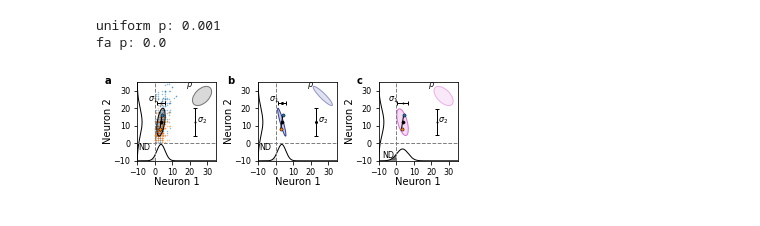
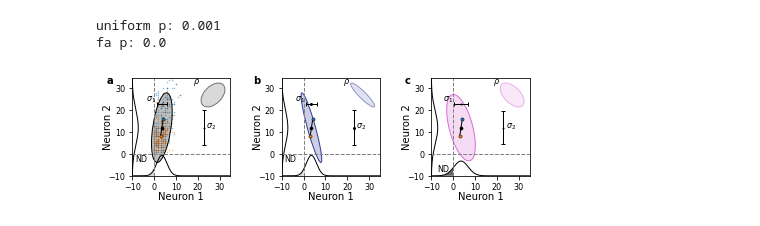
Before and after one commit to BouchardLab/noise_correlations, a Jupyter notebook: figures/supp2.ipynb, the cells around one changed output. Cells and saved outputs as stored; diff of their text form; code cells hidden in the pictures.

Commit message:
supp figure update

```diff
--- a/figures/supp2.ipynb
+++ b/figures/supp2.ipynb
@@ -89,12 +89,12 @@ def plot_corr(mu, cov, ax):
                 capsize=2, capthick=1, elinewidth=1,
                 marker='o', ms=2)
 # %%
-figsize = (5, 1.5)
+figsize = (6, 1.75)
 fig = plt.figure(figsize=figsize)
-le = .1
+le = .07
 re = .01
-te = .05
-be = .22
+te = .02
+be = .2
 vg = .08
 h = 1. - te - be
 w = h * figsize[1] / figsize[0]
@@ -151,7 +151,7 @@ plot_cov_ellipse(
     avg_mean[[neuron1, neuron2]],
     ax,
     include_mu=False,
-    n_std=1,
+    n_std=2,
     linewidth=lw,
     facecolor=mplego.colors.hex_to_rgb('#000000', 0.25),
     edgecolor=mplego.colors.hex_to_rgb('#000000', 1.0))
@@ -178,7 +178,7 @@ plot_cov_ellipse(
     avg_mean[[neuron1, neuron2]],
     ax,
     include_mu=False,
-    n_std=1,
+    n_std=2,
     linewidth=lw,
     facecolor=colors.to_rgba(nc_colors['fa'], 0.25),
     edgecolor=colors.to_rgba(nc_colors['fa'], 1.0))
@@ -206,7 +206,7 @@ plot_cov_ellipse(
     avg_mean[[neuron1, neuron2]],
     ax,
     include_mu=False,
-    n_std=1,
+    n_std=2,
     linewidth=lw,
     facecolor=mplego.colors.hex_to_rgb(nc_colors['uniform'], 0.25),
     edgecolor=mplego.colors.hex_to_rgb(nc_colors['uniform'], 1.0))
@@ -254,33 +254,33 @@ for ii, ax in enumerate(axes.ravel()):
         lw=.5)
     # Plot the average mean
     ax.scatter(
         avg_mean[neuron1], avg_mean[neuron2],
         color='black',
         edgecolor='black',
         zorder=1000,
         s=10,
         lw=.5)
     # Indicate the axes
     ax.axvline(0, linestyle='--', color='gray', lw=1)
     ax.axhline(0, linestyle='--', color='gray', lw=1)
     ax.set_xlabel(r'Neuron 1', fontsize=ax_label_size, labelpad=0)
-    ax.set_ylabel(r'Neuron 2', fontsize=ax_label_size, labelpad=0)
+    ax.set_ylabel(r'Neuron 2', fontsize=ax_label_size, labelpad=-5)
     ax.set_xticks([-10, 0, 10, 20, 30])
     ax.set_yticks([-10, 0, 10, 20, 30])
     ax.tick_params(labelsize=tick_label_size)
     ax.set_xlim(-10., 35)
     ax.set_ylim(-10., 35)
 
-xs = [.01, .35, .71]
+xs = [.01, .35, .7]
 y = .93
 lets = ['a', 'b', 'c', 'd', 'e', 'f', 'g', 'h', 'i', 'j', 'k', 'l', 'm', 'n']
 for ii in range(3):
     fig.text(xs[ii], y, lets[ii], size=letter_size, fontweight='bold')
 
 
 plt.savefig('supp2.jpg', dpi=300)
 plt.savefig('supp2.pdf', dpi=300)
 # %% [output]
 uniform p: 0.001
 fa p: 0.0
-[figure, old version]
+[figure, new version]
```
Also changed, not shown: 4 other files.
